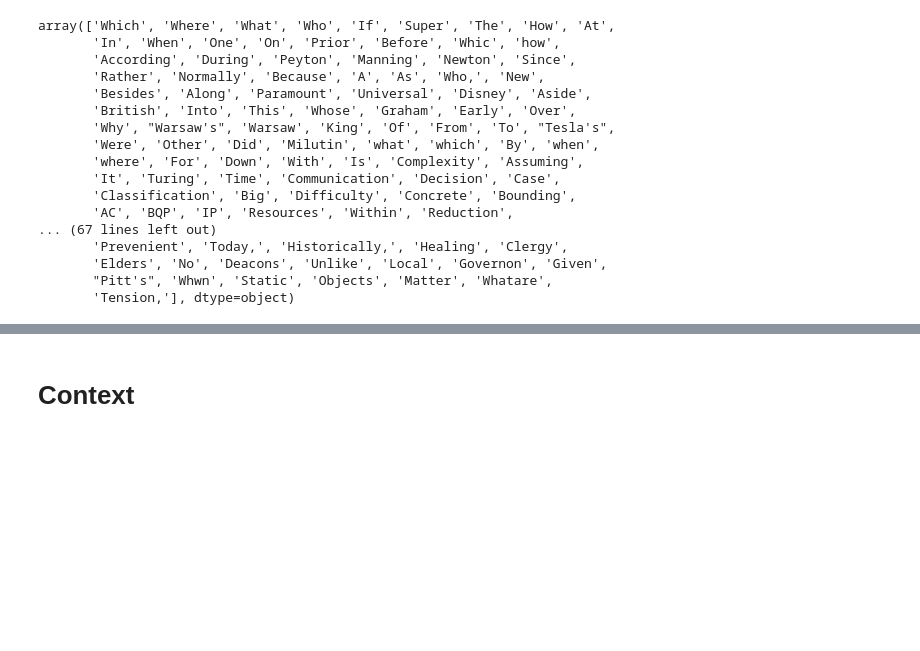
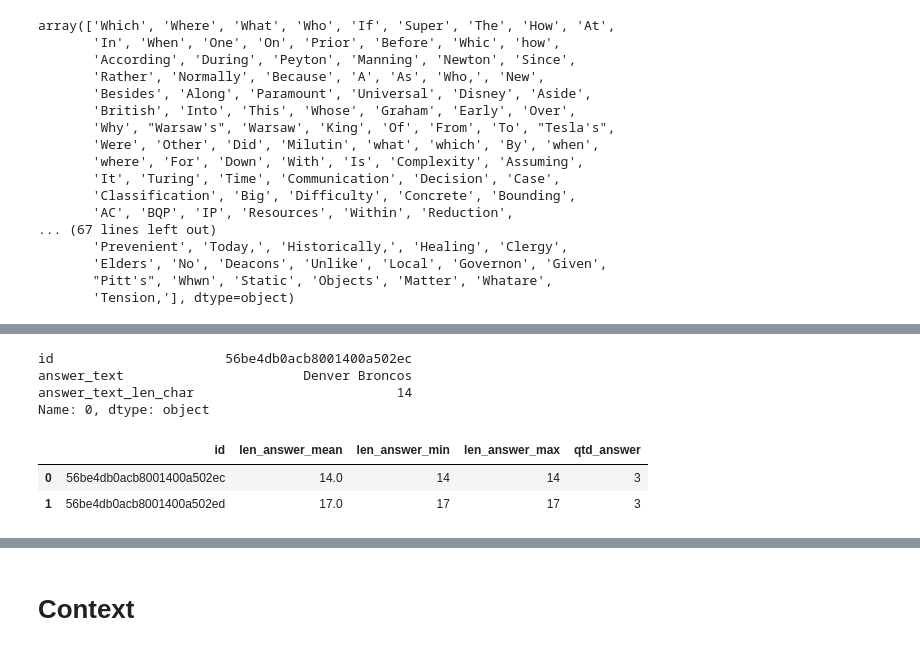
Before and after one commit to marcusborela/exqa-complearning, a Jupyter notebook: source/data_related/explore_dataset_format.ipynb, the cells around one changed output, grey strips where cells are left out. Saved outputs shown, nothing was run; the diff lists cells and outputs as text; code cells hidden in the pictures; blank space fills up the shorter version.

```diff
--- a/source/data_related/explore_dataset_format.ipynb
+++ b/source/data_related/explore_dataset_format.ipynb
@@ -327,0 +385,21 @@ self._df['qtd_ground_truth'] = self._df['answer_text'].len()
+# %%
+df_answer['answer_text_len_char'] = df_answer['answer_text'].str.len()
+# %%
+df_answer.iloc[1]
+# %% [output]
+id                      56be4db0acb8001400a502ec
+answer_text                       Denver Broncos
+answer_text_len_char                          14
+Name: 0, dtype: object
+# %%
+result = df_answer.groupby('id').agg({'answer_text_len_char': ['mean', 'min', 'max', 'count']})
+# %%
+result.columns = ["len_answer_mean", "len_answer_min",	"len_answer_max",	"qtd_answer"]
+# %%
+result.reset_index(inplace=True)
+# %%
+result.head(2)
+# %% [output]
+|  | id | len_answer_mean | len_answer_min | len_answer_max | qtd_answer |
+| 0 | 56be4db0acb8001400a502ec | 14.0 | 14 | 14 | 3 |
+| 1 | 56be4db0acb8001400a502ed | 17.0 | 17 | 17 | 3 |
```
Also changed, not shown: parts of 37 cells of this notebook, 4 other files.
